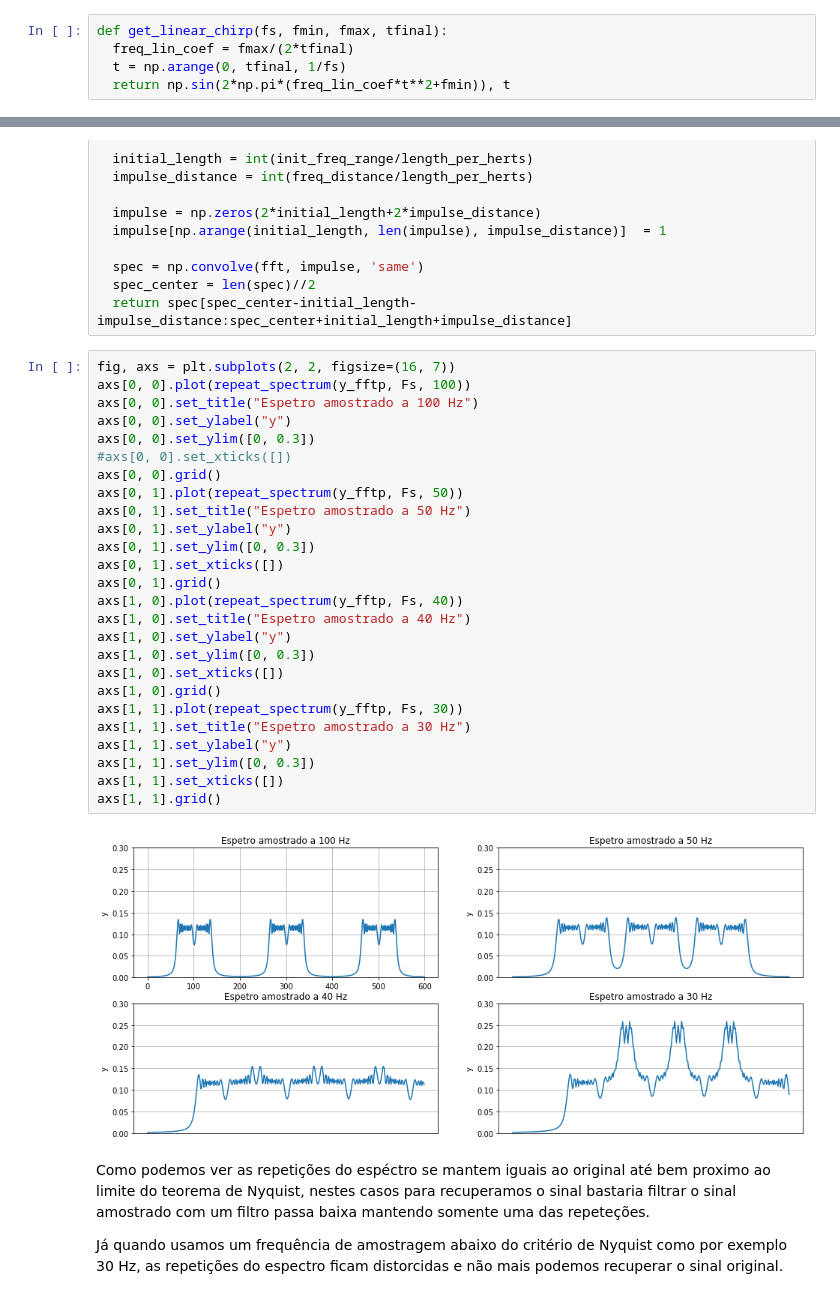
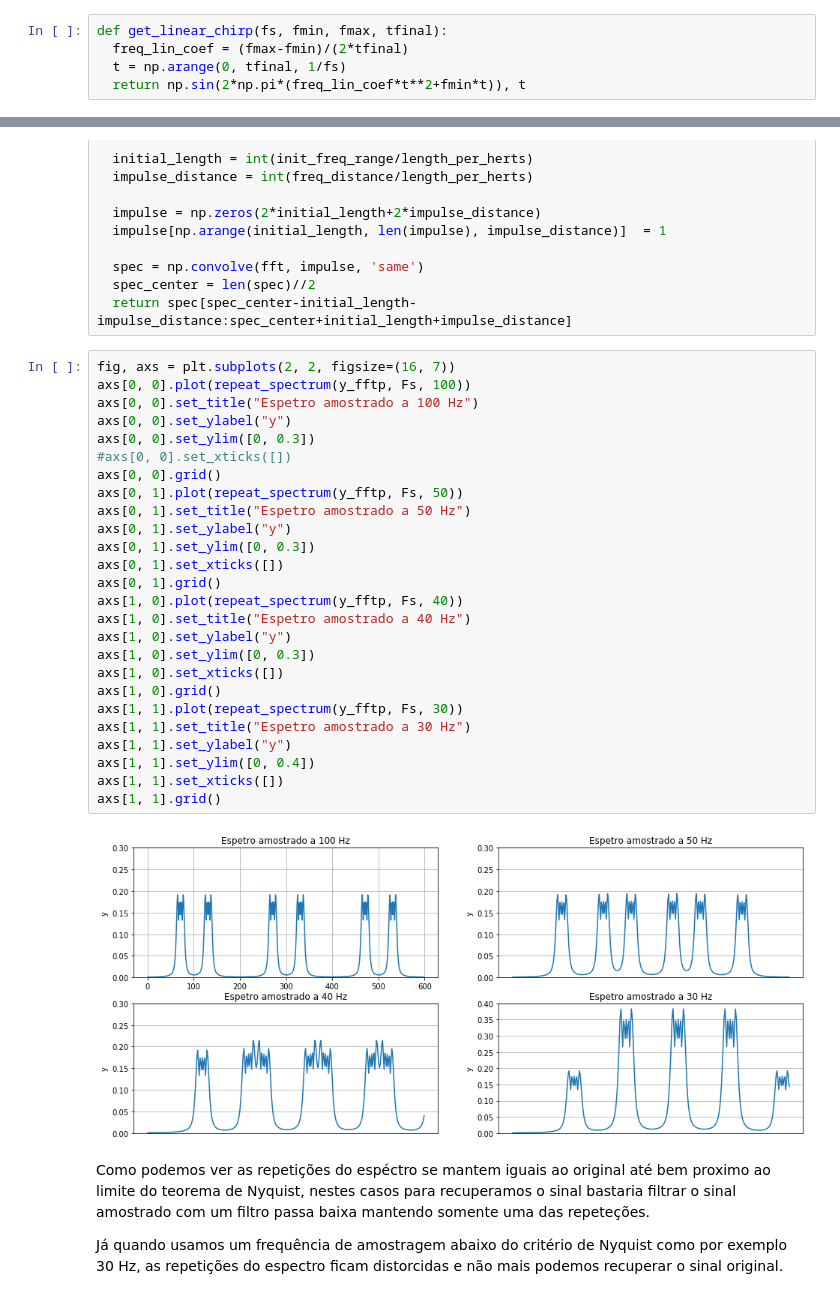
Before and after one commit to Heitor-Carvalho/SmallProjtects, a Jupyter notebook: Teorema_de_Nyquist_e_Aliasing/Teorema_de_Nyquist_e_Aliasing.ipynb, the cells around one changed output, grey strips where cells are left out. Drawn from its saved outputs; the diff is of its cells as text.

```diff
--- a/Teorema_de_Nyquist_e_Aliasing/Teorema_de_Nyquist_e_Aliasing.ipynb
+++ b/Teorema_de_Nyquist_e_Aliasing/Teorema_de_Nyquist_e_Aliasing.ipynb
@@ -61,9 +61,9 @@ fmin = 10
 fmax = 20
 # %%
 def get_linear_chirp(fs, fmin, fmax, tfinal):
-  freq_lin_coef = fmax/(2*tfinal)
+  freq_lin_coef = (fmax-fmin)/(2*tfinal)
   t = np.arange(0, tfinal, 1/fs)
-  return np.sin(2*np.pi*(freq_lin_coef*t**2+fmin)), t
+  return np.sin(2*np.pi*(freq_lin_coef*t**2+fmin*t)), t
 # %%
 y, t = get_linear_chirp(Fs, fmin, fmax, tfinal)
 # %%
@@ -112,31 +112,31 @@ def repeat_spectrum(fft, fs, freq_distance, init_freq_range=50):
 # %%
 fig, axs = plt.subplots(2, 2, figsize=(16, 7))
 axs[0, 0].plot(repeat_spectrum(y_fftp, Fs, 100))
 axs[0, 0].set_title("Espetro amostrado a 100 Hz")
 axs[0, 0].set_ylabel("y")
 axs[0, 0].set_ylim([0, 0.3])
 #axs[0, 0].set_xticks([])
 axs[0, 0].grid()
 axs[0, 1].plot(repeat_spectrum(y_fftp, Fs, 50))
 axs[0, 1].set_title("Espetro amostrado a 50 Hz")
 axs[0, 1].set_ylabel("y")
 axs[0, 1].set_ylim([0, 0.3])
 axs[0, 1].set_xticks([])
 axs[0, 1].grid()
 axs[1, 0].plot(repeat_spectrum(y_fftp, Fs, 40))
 axs[1, 0].set_title("Espetro amostrado a 40 Hz")
 axs[1, 0].set_ylabel("y")
 axs[1, 0].set_ylim([0, 0.3])
 axs[1, 0].set_xticks([])
 axs[1, 0].grid()
 axs[1, 1].plot(repeat_spectrum(y_fftp, Fs, 30))
 axs[1, 1].set_title("Espetro amostrado a 30 Hz")
 axs[1, 1].set_ylabel("y")
-axs[1, 1].set_ylim([0, 0.3])
+axs[1, 1].set_ylim([0, 0.4])
 axs[1, 1].set_xticks([])
 axs[1, 1].grid()
 # %% [output]
-[figure, old version]
+[figure, new version]
 # %% [markdown]
 Como podemos ver as repetições do espéctro se mantem iguais ao original até bem proximo ao limite do teorema de Nyquist, nestes casos para recuperamos o sinal bastaria filtrar o sinal amostrado com um filtro passa baixa mantendo somente uma das repeteções.
 
```
Also changed, not shown: parts of 3 cells of this notebook, 5 other files.
